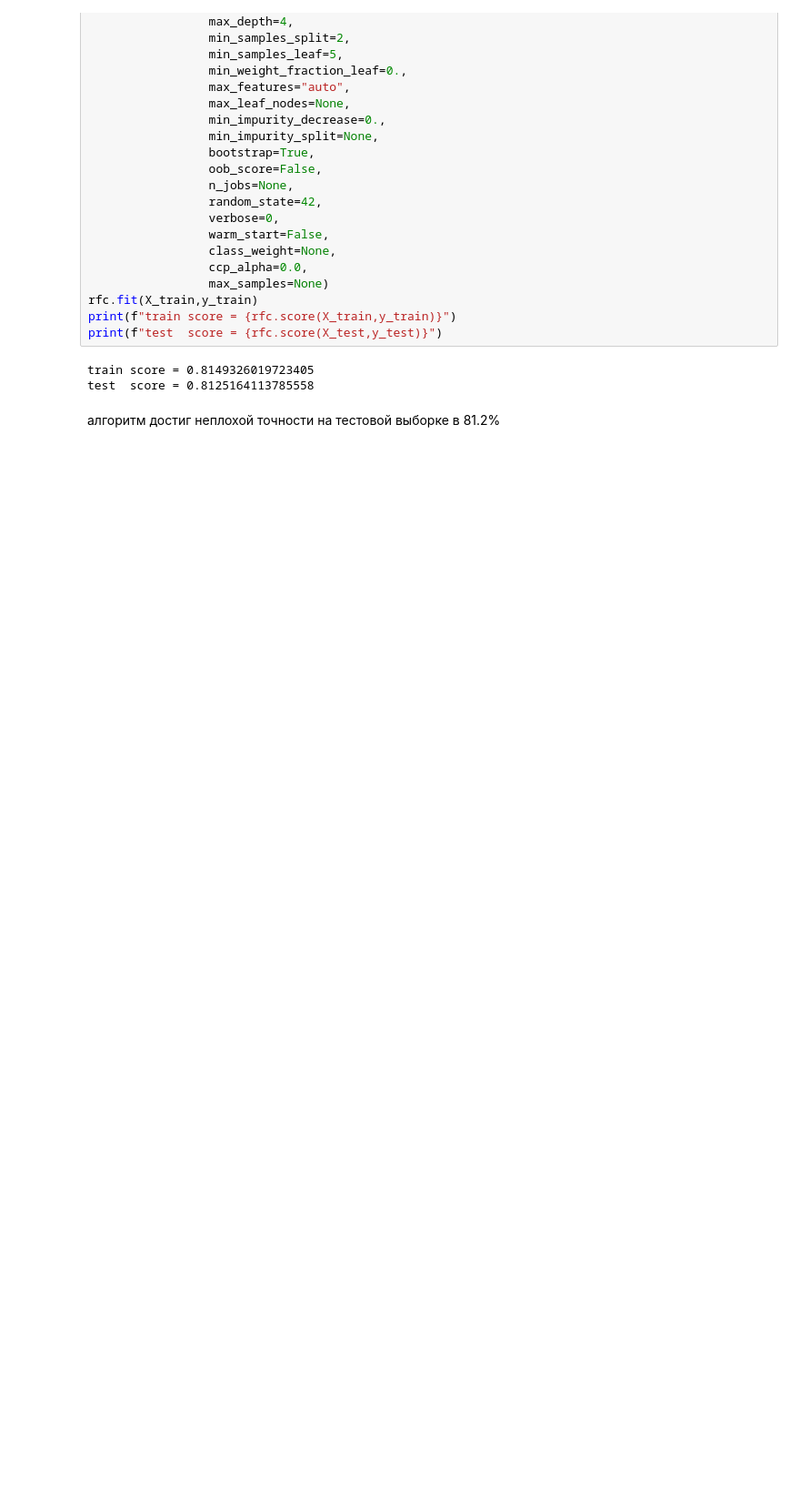
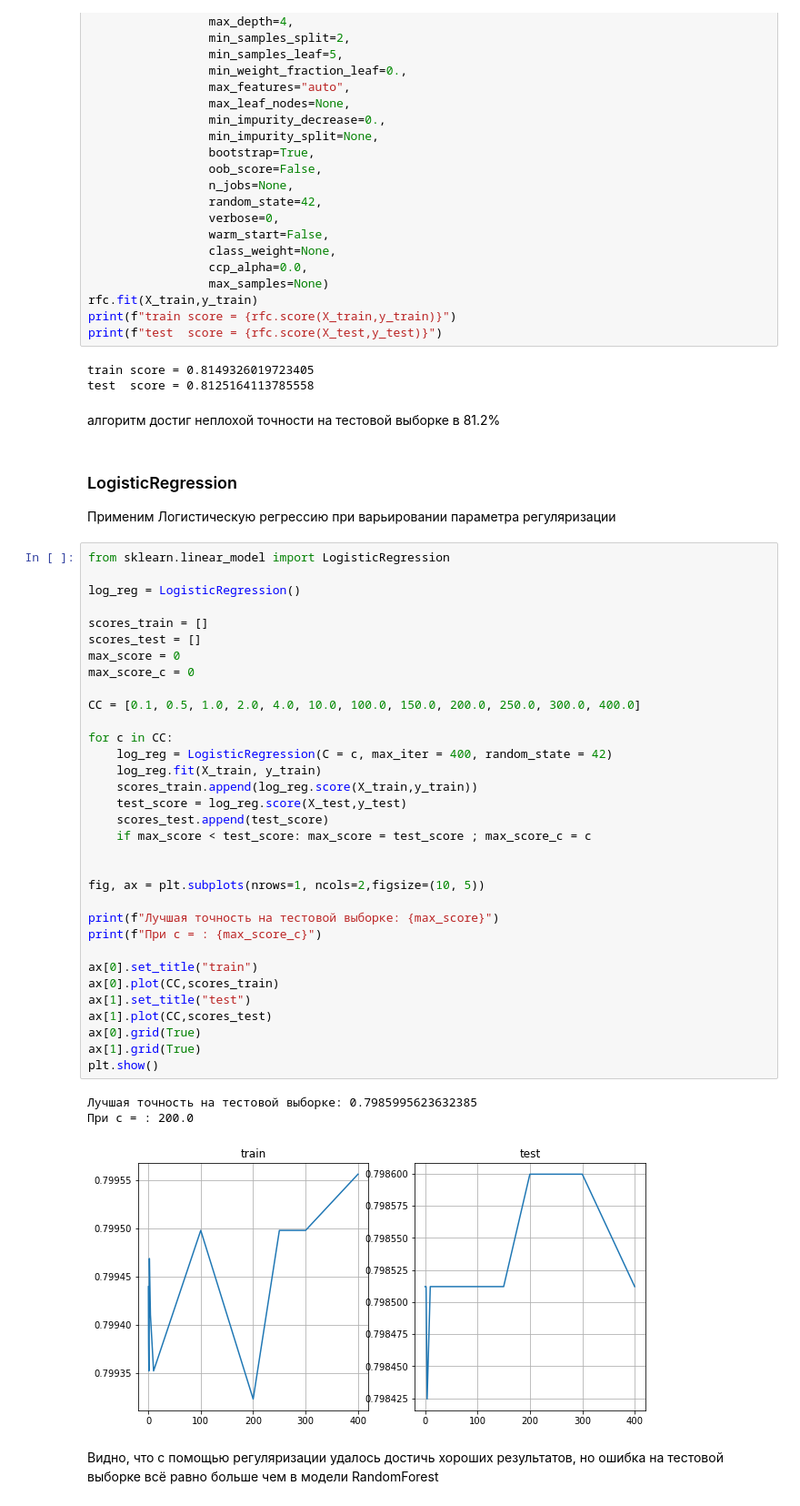
Before and after one commit to Pahandrovich/MachineLearningCourse, a Jupyter notebook: note_ml.ipynb, the cells around one changed output. Shown: that part at 91% size. Cells and saved outputs as stored; diff of their text form; blank space fills up the shorter version.

```diff
--- a/note_ml.ipynb
+++ b/note_ml.ipynb
@@ -343,3 +343,45 @@ train score = 0.8149326019723405
 test  score = 0.8125164113785558
 # %% [markdown]
 алгоритм достиг неплохой точности на тестовой выборке в 81.2%
+# %% [markdown]
+### LogisticRegression
+Применим Логистическую регрессию при варьировании параметра регуляризации
+# %%
+from sklearn.linear_model import LogisticRegression
+
+log_reg = LogisticRegression()
+
+scores_train = []
+scores_test = []
+max_score = 0
+max_score_c = 0
+
+CC = [0.1, 0.5, 1.0, 2.0, 4.0, 10.0, 100.0, 150.0, 200.0, 250.0, 300.0, 400.0]
+
+for c in CC:
+    log_reg = LogisticRegression(C = c, max_iter = 400, random_state = 42)
+    log_reg.fit(X_train, y_train)
+    scores_train.append(log_reg.score(X_train,y_train))
+    test_score = log_reg.score(X_test,y_test)
+    scores_test.append(test_score)
+    if max_score < test_score: max_score = test_score ; max_score_c = c
+
+
+fig, ax = plt.subplots(nrows=1, ncols=2,figsize=(10, 5))
+
+print(f"Лучшая точность на тестовой выборке: {max_score}")
+print(f"При c = : {max_score_c}")
+
+ax[0].set_title("train")
+ax[0].plot(CC,scores_train)
+ax[1].set_title("test")
+ax[1].plot(CC,scores_test)
+ax[0].grid(True)
+ax[1].grid(True)
+plt.show()
+# %% [output]
+Лучшая точность на тестовой выборке: 0.7985995623632385
+При c = : 200.0
+[figure, added]
+# %% [markdown]
+Видно, что c помощью регуляризации удалось достичь хороших результатов, но ошибка на тестовой выборке всё равно больше чем в модели RandomForest
```
Also changed, not shown: parts of 16 cells of this notebook.
